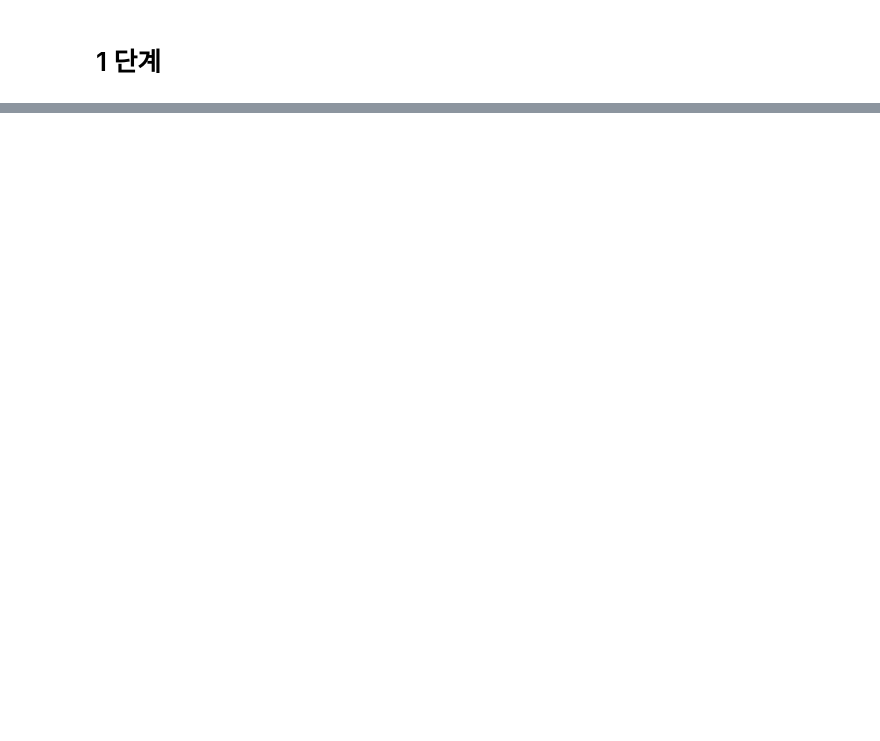
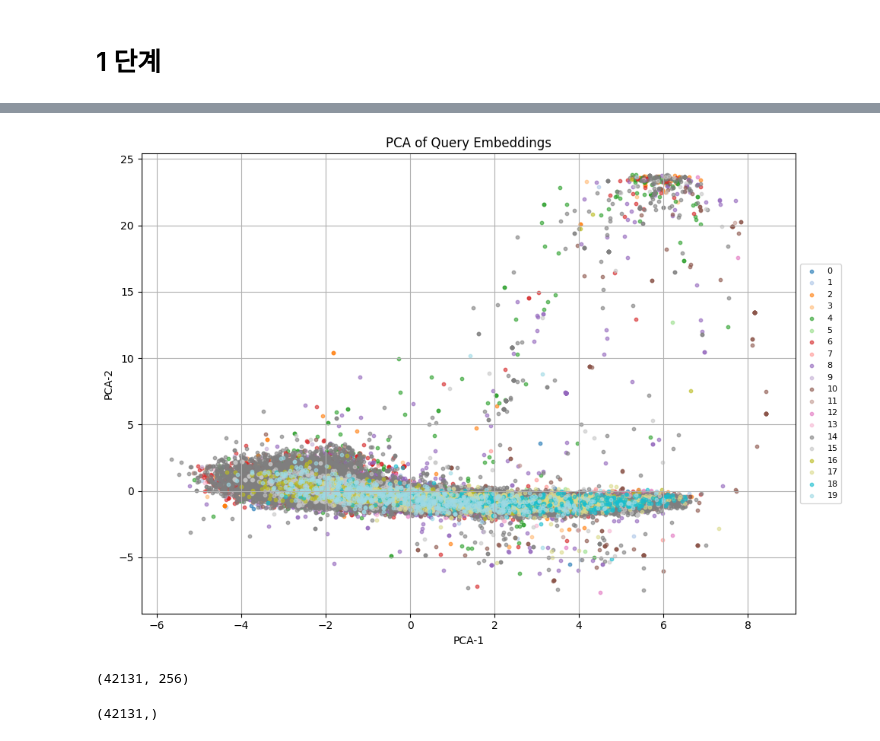
Before and after one commit to kyh980909/Contextual_Labeling, a Jupyter notebook: test.ipynb, the cells around one changed output, grey strips where cells are left out. Saved outputs shown, nothing was run; the diff lists cells and outputs as text; code cells hidden in the pictures; blank space fills up the shorter version.

```diff
--- a/test.ipynb
+++ b/test.ipynb
@@ -375,3 +363,5 @@ Dataset OWDetection
     <datasets.transforms.Normalize object at 0x...>
 )
 )]
+# %%
+matcher = build_matcher(args)
@@ -377,0 +549,7 @@ Dataset OWDetection
+# %%
+all_embeddings = data["embeddings"]
+all_labels = data["labels"]
+all_boxes = data["boxes"]
+all_scores = data["scores"]
+all_obj = data["obj"]
+all_logits = data["logits"]
@@ -377,0 +576,5 @@ Dataset OWDetection
+# %%
+dataset = data_loader_val.dataset
+image, target = dataset[0]
+image = image.unsqueeze(0)
+target_size = torch.stack([target['orig_size']], dim=0).to(device)
@@ -377,0 +583,2 @@ Dataset OWDetection
+# %%
+outputs = model(image.to(device))
@@ -418,0 +657,43 @@ KeyboardInterrupt:
+# %%
+# 1단계 결과 불러오기
+data = np.load("matched_embeddings.npz")
+embeddings = data["embeddings"]   # [N, D]
+labels = data["labels"]           # [N]
+# scores = data["scores"]
+
+# Optional: Unknown 제외하거나 선택
+# mask = (labels != "unknown")
+# embeddings = embeddings[mask]
+# labels = labels[mask]
+
+# PCA 적용
+pca = PCA(n_components=2)
+pca_result = pca.fit_transform(embeddings)  # [N, 2]
+
+# 시각화
+plt.figure(figsize=(10, 7))
+unique_labels = np.unique(labels)
+
+colors = plt.cm.get_cmap('tab20', len(unique_labels))
+
+for idx, label in enumerate(unique_labels):
+    mask = (labels == label)
+    plt.scatter(pca_result[mask, 0], pca_result[mask, 1], s=10, alpha=0.6, label=str(label), color=colors(idx))
+
+plt.title("PCA of Query Embeddings")
+plt.xlabel("PCA-1")
+plt.ylabel("PCA-2")
+plt.legend(loc='center left', bbox_to_anchor=(1, 0.5), fontsize=8)
+plt.grid(True)
+plt.tight_layout()
+plt.show()
+# %% [output]
+[figure, added]
+# %%
+data['embeddings'].shape
+# %% [output]
+(42131, 256)
+# %%
+data['labels'].shape
+# %% [output]
+(42131,)
```
Also changed, not shown: parts of 30 cells of this notebook, 3 other files.
